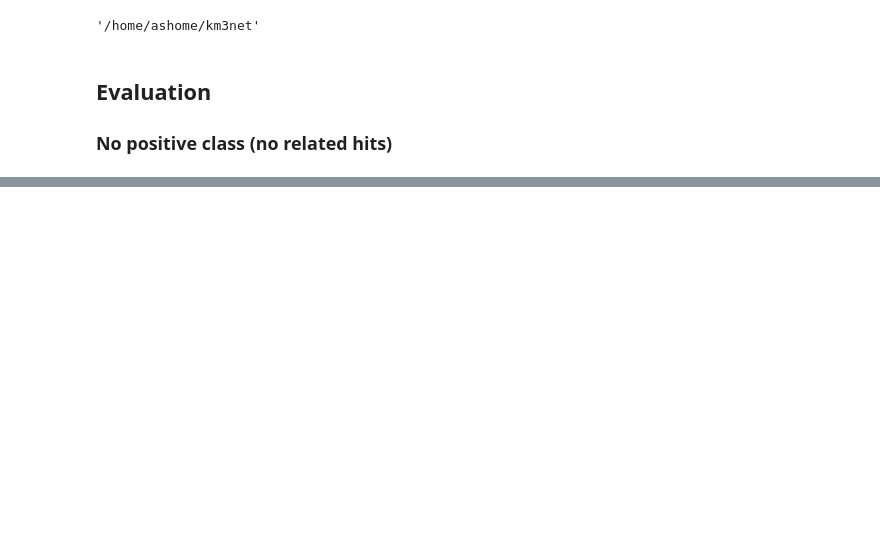
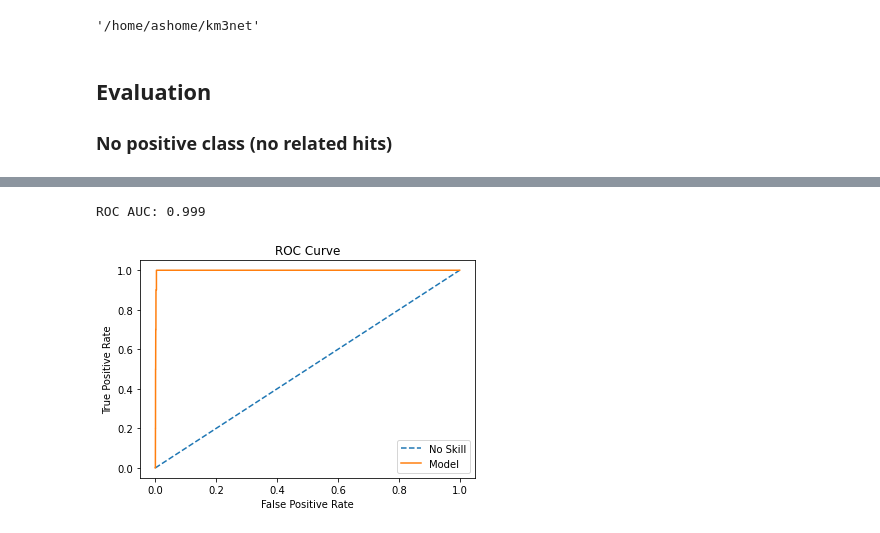
Before and after one commit to arumoy-shome/km3net, a Jupyter notebook: notebooks/pm/exp-eval.ipynb, the cells around one changed output, grey strips where cells are left out. Cells and saved outputs as stored; diff of their text form; code cells hidden in the pictures; blank space fills up the shorter version.

```diff
--- a/notebooks/pm/exp-eval.ipynb
+++ b/notebooks/pm/exp-eval.ipynb
@@ -262,0 +268,7 @@ MLP(
+# %%
+# roc curve
+auc, _ = model_eval.roc_curve(y_true, y_score, save=ASSETDIR+"/pm-roc-low.png")
+print('ROC AUC: %.3f' % auc)
+# %% [output]
+ROC AUC: 0.999
+[figure, added]
```
Also changed, not shown: parts of 26 cells of this notebook, 2 other files.
